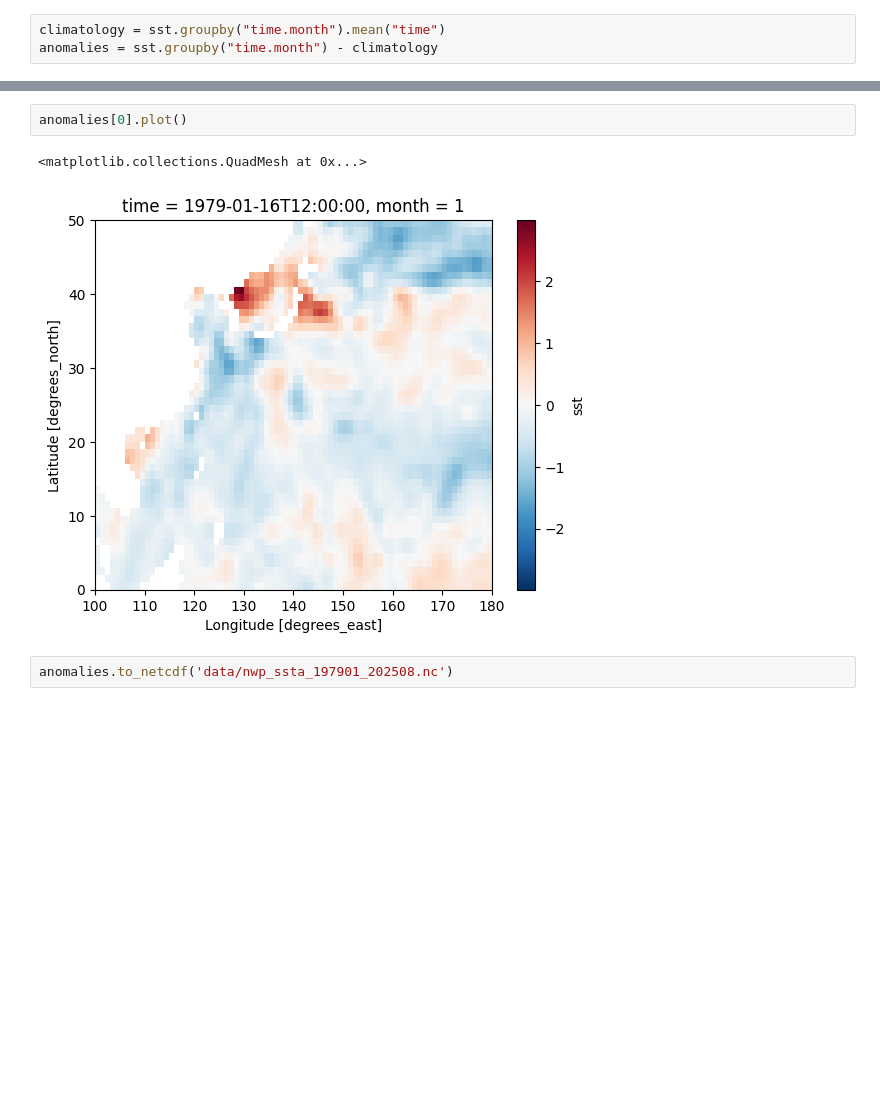
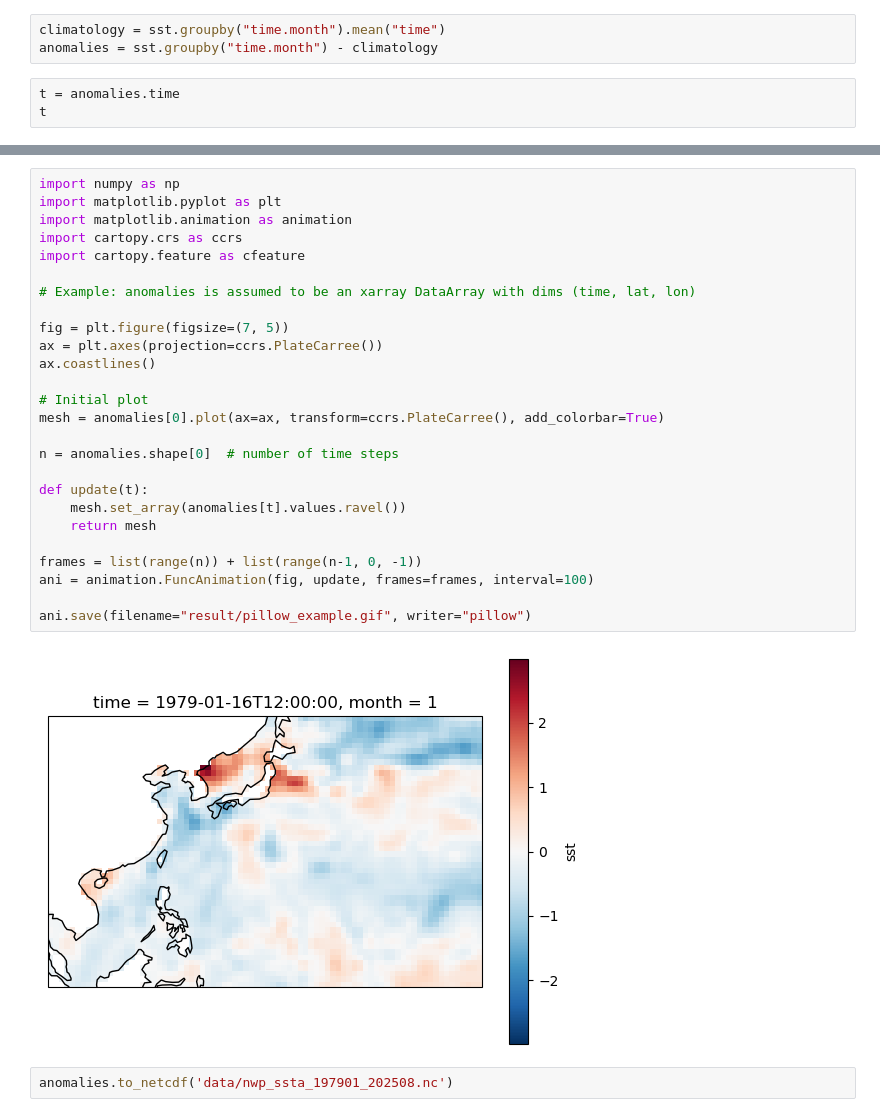
Before and after one commit to hyunwoolee1307/mission, a Jupyter notebook: slice_sst.ipynb, the cells around one changed output, grey strips where cells are left out. Cells and saved outputs as stored; diff of their text form; blank space fills up the shorter version.

```diff
--- a/slice_sst.ipynb
+++ b/slice_sst.ipynb
@@ -47,3 +47,6 @@ Attributes:
 # %%
 climatology = sst.groupby("time.month").mean("time")
 anomalies = sst.groupby("time.month") - climatology
+# %%
+t = anomalies.time
+t
@@ -50,7 +65,30 @@ anomalies = sst.groupby("time.month") - climatology
 # %%
-anomalies[0].plot()
+import numpy as np
+import matplotlib.pyplot as plt
+import matplotlib.animation as animation
+import cartopy.crs as ccrs
+import cartopy.feature as cfeature
+
+# Example: anomalies is assumed to be an xarray DataArray with dims (time, lat, lon)
+
+fig = plt.figure(figsize=(7, 5))
+ax = plt.axes(projection=ccrs.PlateCarree())
+ax.coastlines()
+
+# Initial plot
+mesh = anomalies[0].plot(ax=ax, transform=ccrs.PlateCarree(), add_colorbar=True)
+
+n = anomalies.shape[0]  # number of time steps
+
+def update(t):
+    mesh.set_array(anomalies[t].values.ravel())
+    return mesh
+
+frames = list(range(n)) + list(range(n-1, 0, -1))
+ani = animation.FuncAnimation(fig, update, frames=frames, interval=100)
+
+ani.save(filename="result/pillow_example.gif", writer="pillow")
 # %% [output]
-<matplotlib.collections.QuadMesh at 0x...>
-[figure, old version]
+[figure, new version]
 # %%
 anomalies.to_netcdf('data/nwp_ssta_197901_202508.nc')
```
Also changed, not shown: parts of 1 cell of this notebook.
